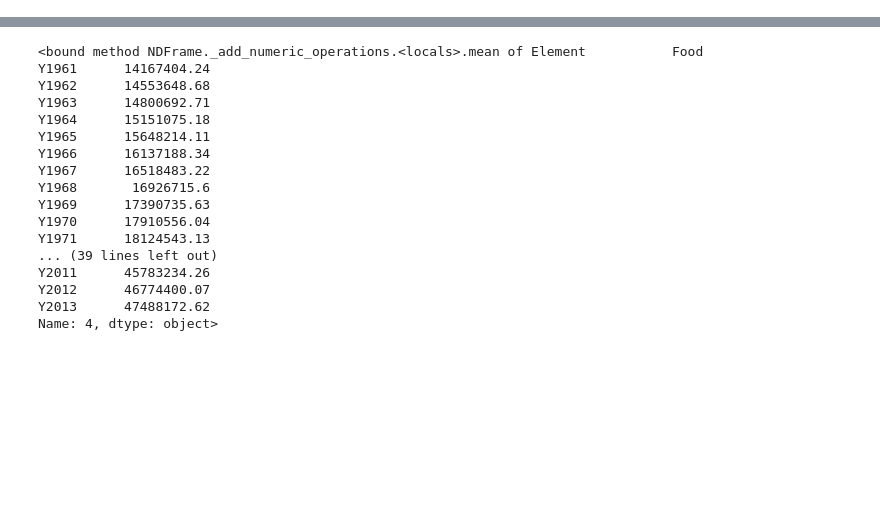
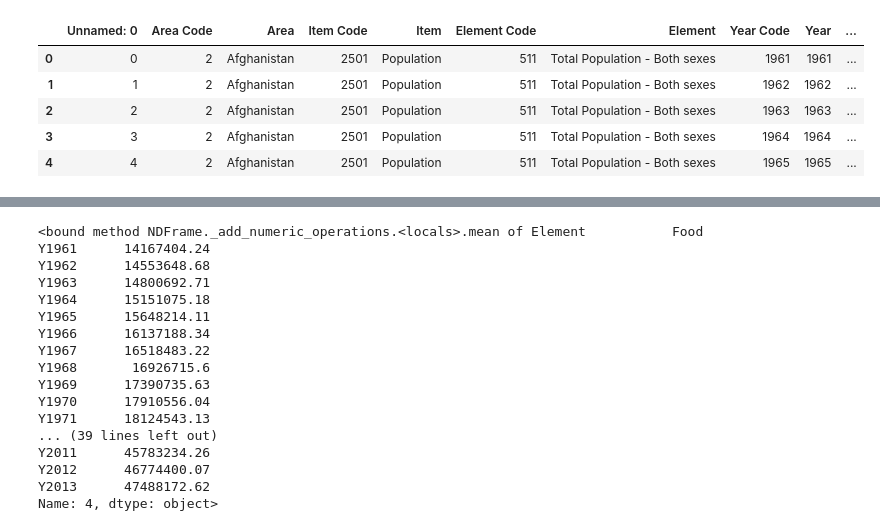
Before and after one commit to com-480-data-visualization/datavis-project-2022-datagang, a Jupyter notebook: geojson.ipynb, the cells around one changed output, grey strips where cells are left out. Cells and saved outputs as stored; diff of their text form; code cells hidden in the pictures; blank space fills up the shorter version.

```diff
--- a/geojson.ipynb
+++ b/geojson.ipynb
@@ -5,6 +5,16 @@ import seaborn as sns
 import matplotlib.pyplot as plt
 import numpy as np
 import matplotlib.patches as mpatches
+# %%
+df = pd.read_csv("src/data/fooddataset.csv", encoding='latin-1')
+df.head()
+# %% [output]
+|  | Unnamed: 0 | Area Code | Area | Item Code | Item | Element Code | Element | Year Code | Year | ... |
+| 0 | 0 | 2 | Afghanistan | 2501 | Population | 511 | Total Population - Both sexes | 1961 | 1961 | ... |
+| 1 | 1 | 2 | Afghanistan | 2501 | Population | 511 | Total Population - Both sexes | 1962 | 1962 | ... |
+| 2 | 2 | 2 | Afghanistan | 2501 | Population | 511 | Total Population - Both sexes | 1963 | 1963 | ... |
+| 3 | 3 | 2 | Afghanistan | 2501 | Population | 511 | Total Population - Both sexes | 1964 | 1964 | ... |
+| 4 | 4 | 2 | Afghanistan | 2501 | Population | 511 | Total Population - Both sexes | 1965 | 1965 | ... |
 # %%
 df = pd.read_csv("src/data/FoodBalanceSheetsHistoric_E_All_Data.csv", encoding='latin-1')
 df.head()
```
Also changed, not shown: parts of 5 cells of this notebook, 3 other files.
